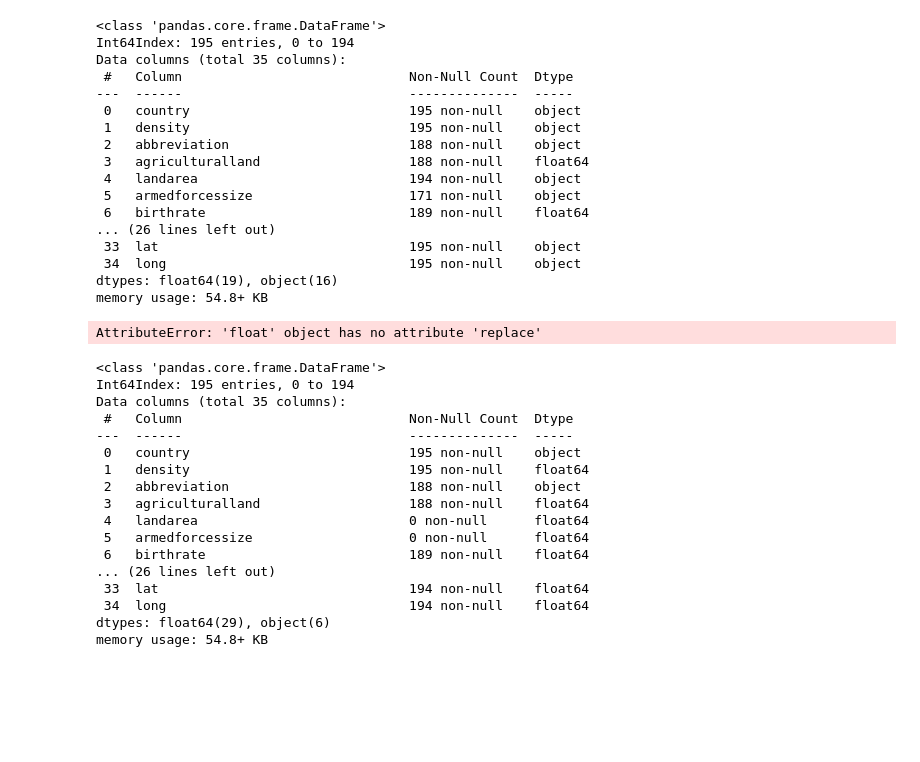
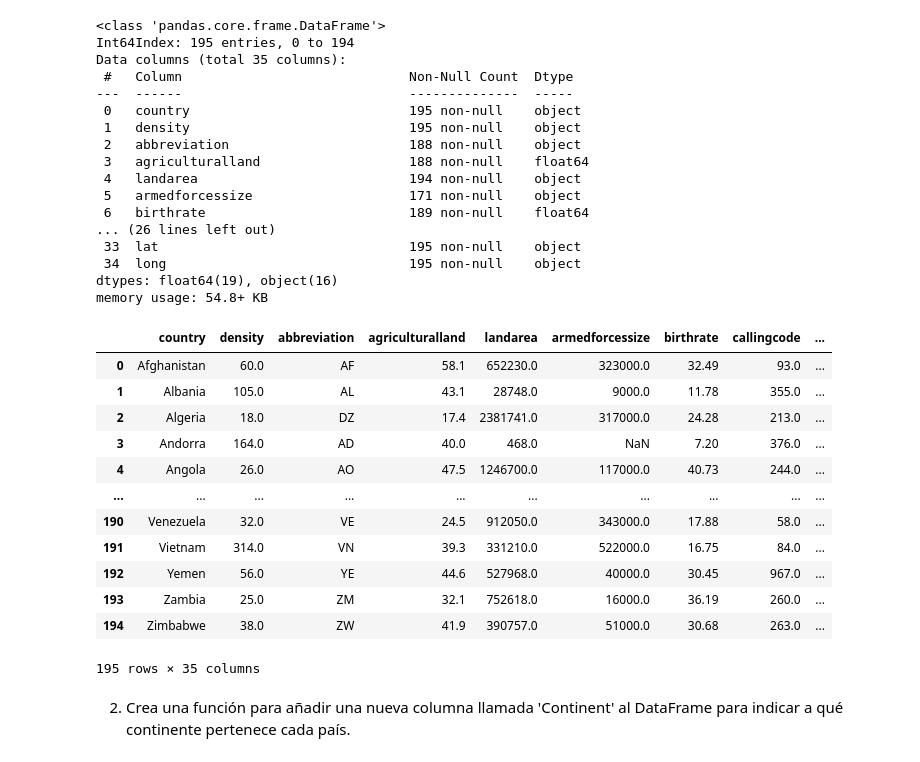
Before and after one commit to Adalab/promof-modulo3-sprint1-pairprogramming-Mael_Yohanna, a Jupyter notebook: apply_pair.ipynb, the cells around one changed output. Drawn from its saved outputs; the diff is of its cells as text; code cells hidden in the pictures; blank space fills up the shorter version.

```diff
--- a/apply_pair.ipynb
+++ b/apply_pair.ipynb
@@ -36,40 +36,29 @@ dtypes: float64(19), object(16)
 memory usage: 54.8+ KB
 # %%
 def cambiar_comas(cadena):
-     cadena2= cadena.replace(",", ".",1)
-
      try:
-          return float(cadena2)
-
+          return float(cadena.replace("'","").replace(',',''))
      except:
           return np.nan
-# %%
-df_1["landarea"]=df_1["landarea"].apply(cambiar_comas)
-df_1.head(3)
-# %% [output]
-AttributeError: 'float' object has no attribute 'replace'
 # %%
 lista_columnas = ["landarea", "armedforcessize", "co2-emissions", "gdp", "population", "urban_population", "lat", "long", "density", "cpi"]
 # %%
 for col in lista_columnas:
     df_1[col] = df_1[col].apply(cambiar_comas)
+df_1
+# %% [output]
+|  | country | density | abbreviation | agriculturalland | landarea | armedforcessize | birthrate | callingcode | ... |
+| 0 | Afghanistan | 60.0 | AF | 58.1 | 652230.0 | 323000.0 | 32.49 | 93.0 | ... |
+| 1 | Albania | 105.0 | AL | 43.1 | 28748.0 | 9000.0 | 11.78 | 355.0 | ... |
+| 2 | Algeria | 18.0 | DZ | 17.4 | 2381741.0 | 317000.0 | 24.28 | 213.0 | ... |
+| 3 | Andorra | 164.0 | AD | 40.0 | 468.0 | NaN | 7.20 | 376.0 | ... |
+| 4 | Angola | 26.0 | AO | 47.5 | 1246700.0 | 117000.0 | 40.73 | 244.0 | ... |
+| ... | ... | ... | ... | ... | ... | ... | ... | ... | ... |
+| 190 | Venezuela | 32.0 | VE | 24.5 | 912050.0 | 343000.0 | 17.88 | 58.0 | ... |
+| 191 | Vietnam | 314.0 | VN | 39.3 | 331210.0 | 522000.0 | 16.75 | 84.0 | ... |
+| 192 | Yemen | 56.0 | YE | 44.6 | 527968.0 | 40000.0 | 30.45 | 967.0 | ... |
+| 193 | Zambia | 25.0 | ZM | 32.1 | 752618.0 | 16000.0 | 36.19 | 260.0 | ... |
+| 194 | Zimbabwe | 38.0 | ZW | 41.9 | 390757.0 | 51000.0 | 30.68 | 263.0 | ... |
+195 rows × 35 columns
-# %%
-df_1.info()
-# %% [output]
-<class 'pandas.core.frame.DataFrame'>
-Int64Index: 195 entries, 0 to 194
-Data columns (total 35 columns):
- #   Column                             Non-Null Count  Dtype
----  ------                             --------------  -----
- 0   country                            195 non-null    object
- 1   density                            195 non-null    float64
- 2   abbreviation                       188 non-null    object
- 3   agriculturalland                   188 non-null    float64
- 4   landarea                           0 non-null      float64
- 5   armedforcessize                    0 non-null      float64
- 6   birthrate                          189 non-null    float64
-... (26 lines left out)
- 33  lat                                194 non-null    float64
- 34  long                               194 non-null    float64
-dtypes: float64(29), object(6)
-memory usage: 54.8+ KB
+# %% [markdown]
+2. Crea una función para añadir una nueva columna llamada 'Continent' al DataFrame para indicar a qué continente pertenece cada país.
```
Also changed, not shown: parts of 5 cells of this notebook, 1 other file.
